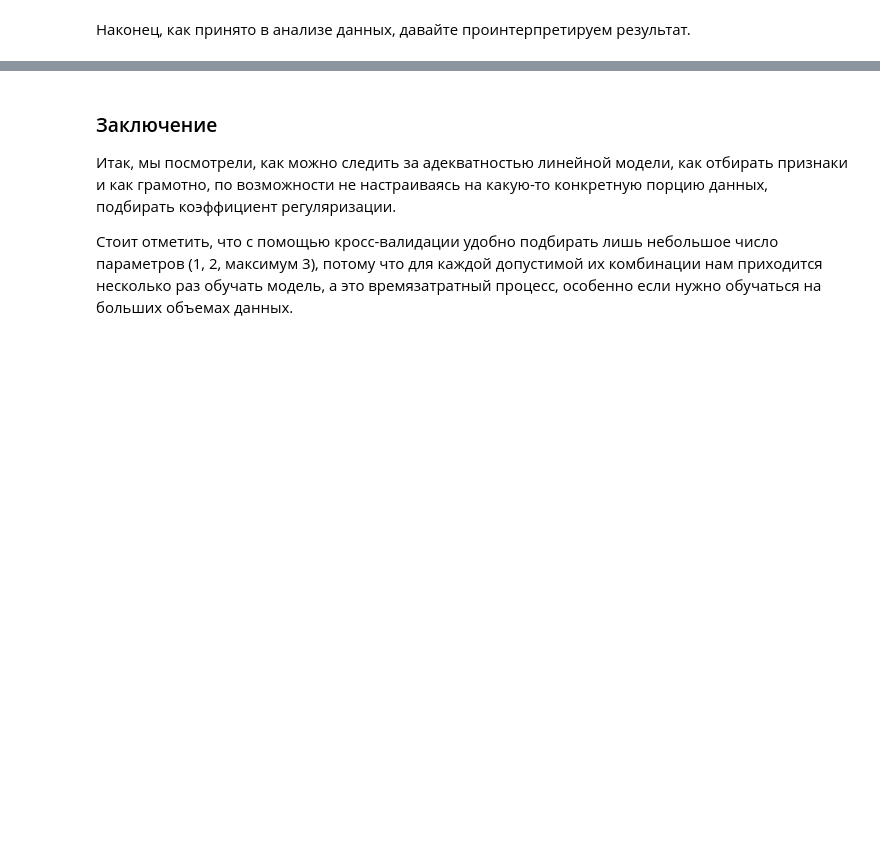
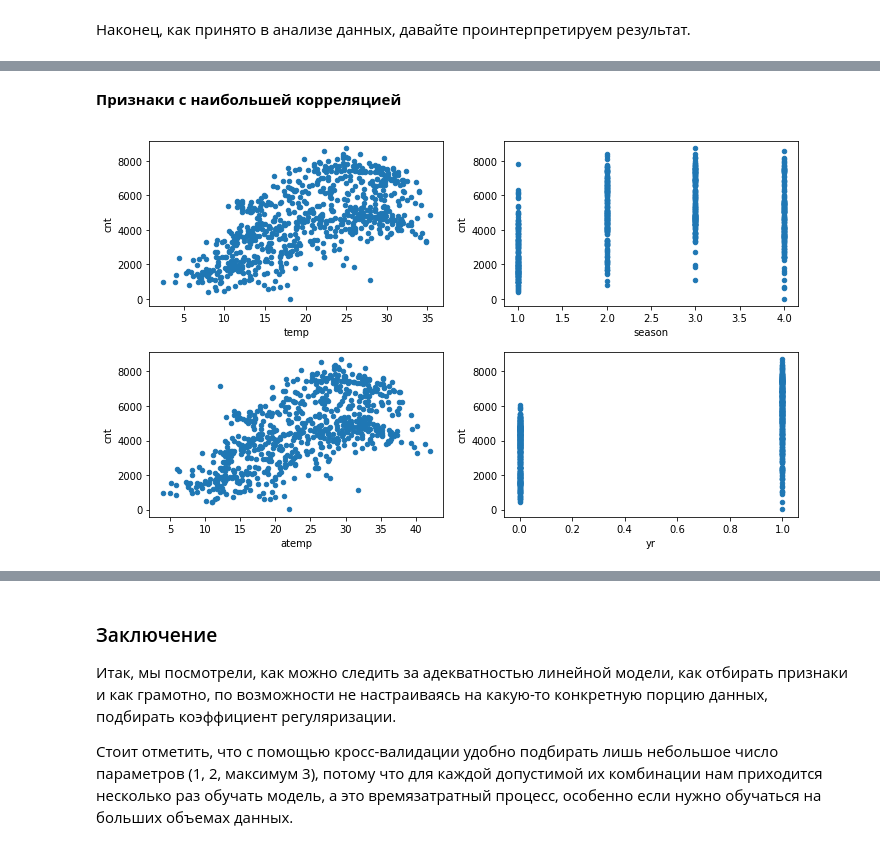
Before and after one commit to armavox/mldaspec, a Jupyter notebook: course2/notebooks/week2_peer_OverfittingTask.ipynb, the cells around one changed output, grey strips where cells are left out. Drawn from its saved outputs; the diff is of its cells as text; code cells hidden in the pictures; blank space fills up the shorter version.

```diff
--- a/course2/notebooks/week2_peer_OverfittingTask.ipynb
+++ b/course2/notebooks/week2_peer_OverfittingTask.ipynb
@@ -210,0 +408,5 @@ __Блок 3. Ответьте на вопросы (каждый 0.5 балла)
+# %%
+l = list(zip(lasso_cv_reg.coef_, df.columns[:-1]))
+l = sorted(l)
+l_cols = [l[i][1] for i in range(len(l))]
+l
@@ -210,0 +426,10 @@ __Блок 3. Ответьте на вопросы (каждый 0.5 балла)
+# %% [markdown]
+**Признаки с наибольшей корреляцией**
+# %%
+fig, axes = plt.subplots(nrows=2, ncols=2, figsize=(10, 6))
+for idx, feature in enumerate(l_cols[-4:]):
+    df.plot(feature, "cnt", subplots=True, kind="scatter", ax=axes[idx//2, idx % 2])
+
+plt.tight_layout();
+# %% [output]
+[figure, added]
```
Also changed, not shown: parts of 24 cells of this notebook.
